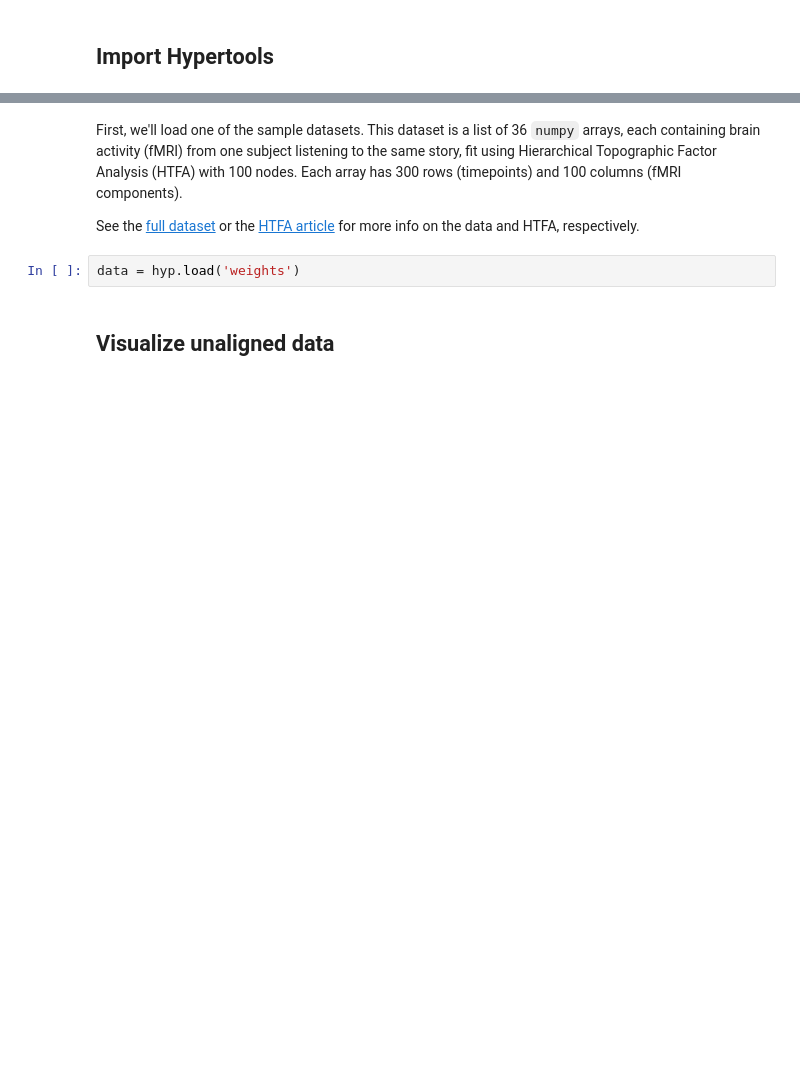
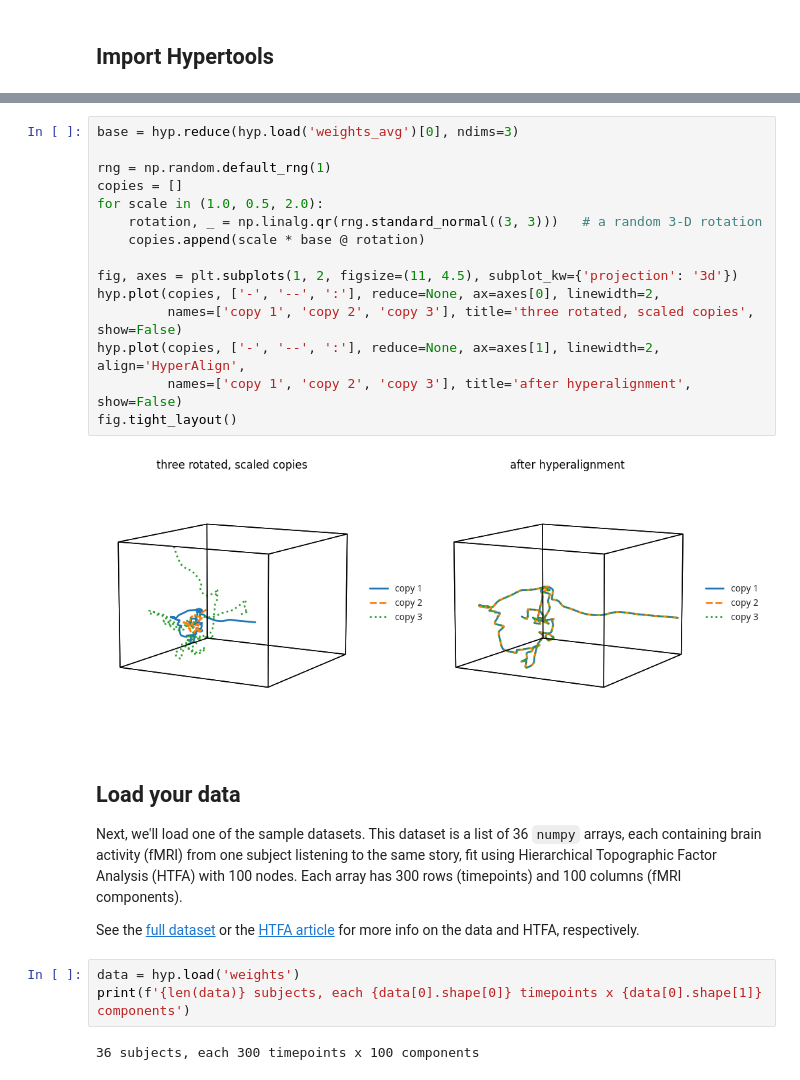
Before and after one commit to ContextLab/hypertools, a Jupyter notebook: docs/tutorials/align.ipynb, the cells around one changed output, grey strips where cells are left out. Drawn from its saved outputs; the diff is of its cells as text; blank space fills up the shorter version.

```diff
--- a/docs/tutorials/align.ipynb
+++ b/docs/tutorials/align.ipynb
@@ -23,9 +24,29 @@ import numpy as np
+# %%
+base = hyp.reduce(hyp.load('weights_avg')[0], ndims=3)
+
+rng = np.random.default_rng(1)
+copies = []
+for scale in (1.0, 0.5, 2.0):
+    rotation, _ = np.linalg.qr(rng.standard_normal((3, 3)))   # a random 3-D rotation
+    copies.append(scale * base @ rotation)
+
+fig, axes = plt.subplots(1, 2, figsize=(11, 4.5), subplot_kw={'projection': '3d'})
+hyp.plot(copies, ['-', '--', ':'], reduce=None, ax=axes[0], linewidth=2,
+         names=['copy 1', 'copy 2', 'copy 3'], title='three rotated, scaled copies', show=False)
+hyp.plot(copies, ['-', '--', ':'], reduce=None, ax=axes[1], linewidth=2, align='HyperAlign',
+         names=['copy 1', 'copy 2', 'copy 3'], title='after hyperalignment', show=False)
+fig.tight_layout()
+# %% [output]
+[figure, added]
 # %% [markdown]
-First, we'll load one of the sample datasets. This dataset is a list of 36 `numpy` arrays, each containing brain activity (fMRI) from one subject listening to the same story, fit using Hierarchical Topographic Factor Analysis (HTFA) with 100 nodes.  Each array has 300 rows (timepoints) and 100 columns (fMRI components).
+## Load your data
+
+Next, we'll load one of the sample datasets. This dataset is a list of 36 `numpy` arrays, each containing brain activity (fMRI) from one subject listening to the same story, fit using Hierarchical Topographic Factor Analysis (HTFA) with 100 nodes.  Each array has 300 rows (timepoints) and 100 columns (fMRI components).
 
 See the [full dataset](http://dataspace.princeton.edu/jspui/handle/88435/dsp015d86p269k) or the [HTFA article](https://www.biorxiv.org/content/early/2017/02/07/106690) for more info on the data and HTFA, respectively.
-# %%
-data = hyp.load('weights')
-# %% [markdown]
-## Visualize unaligned data
+# %%
+data = hyp.load('weights')
+print(f'{len(data)} subjects, each {data[0].shape[0]} timepoints x {data[0].shape[1]} components')
+# %% [output]
+36 subjects, each 300 timepoints x 100 components
 # %% [markdown]
```
Also changed, not shown: parts of 26 cells of this notebook, 1 other file.
